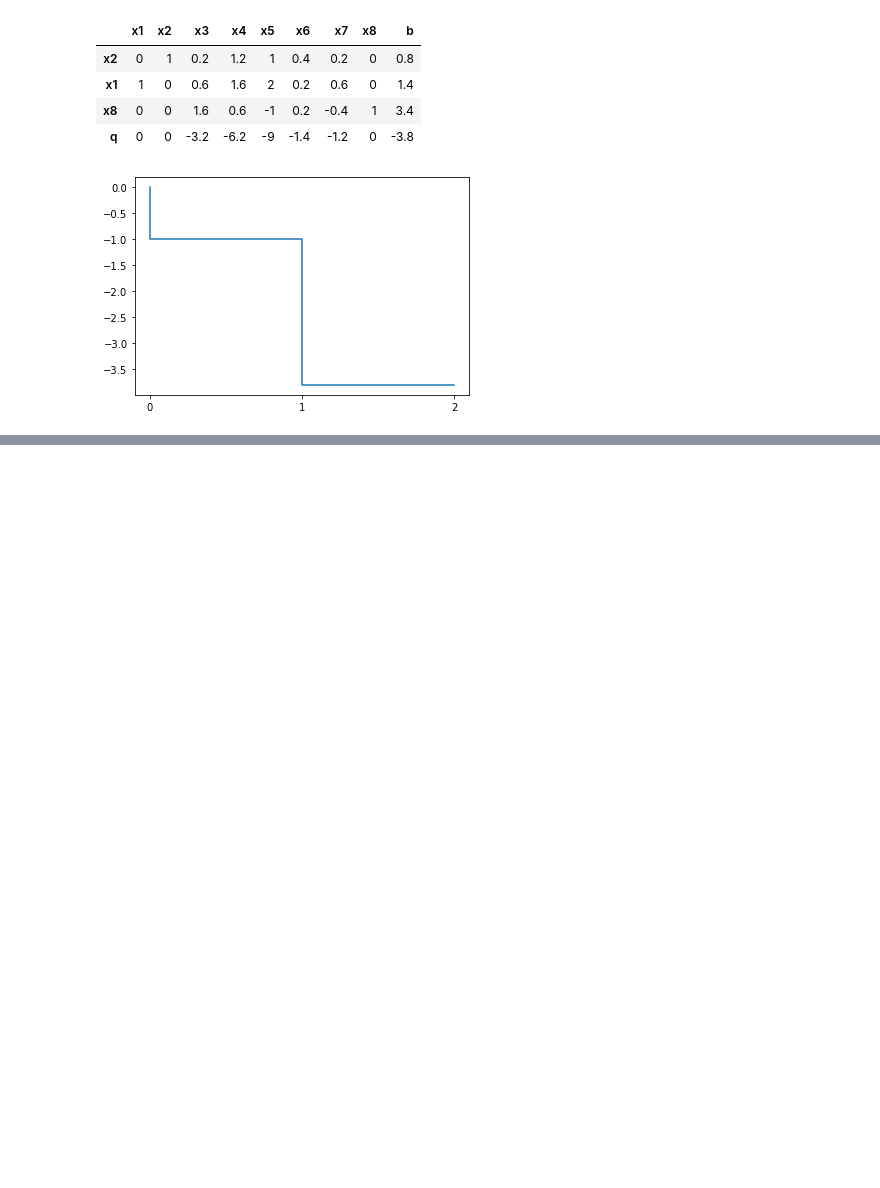
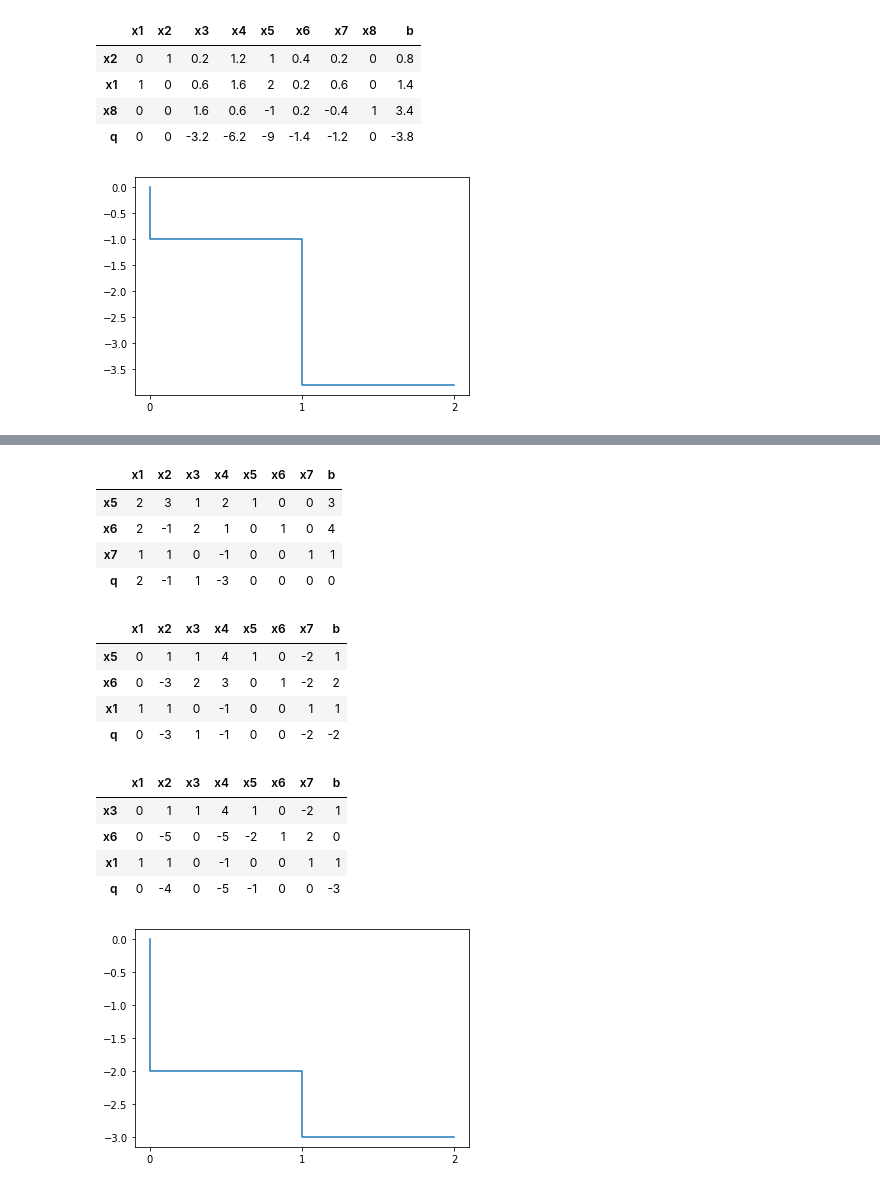
Before and after one commit to DrozdikGleb/optimization-methods, a Jupyter notebook: HW2.ipynb, the cells around one changed output, grey strips where cells are left out. Saved outputs shown, nothing was run; the diff lists cells and outputs as text; code cells hidden in the pictures; blank space fills up the shorter version.

```diff
--- a/HW2.ipynb
+++ b/HW2.ipynb
@@ -238,0 +292,28 @@ NameError: name 'np' is not defined
+# %%
+n, m = 3, 4
+A = np.array([[2, 3, 1, 2],
+              [2, -1, 2, 1],
+              [1, 1, 0, -1]
+             ],
+             dtype = 'float'
+            )
+b = [3, 4, 1]
+c = [-2, 1, -1, 3]
+main_simplex(n, m, A, b, c)
+# %% [output]
+|  | x1 | x2 | x3 | x4 | x5 | x6 | x7 | b |
+| x5 | 2 | 3 | 1 | 2 | 1 | 0 | 0 | 3 |
+| x6 | 2 | -1 | 2 | 1 | 0 | 1 | 0 | 4 |
+| x7 | 1 | 1 | 0 | -1 | 0 | 0 | 1 | 1 |
+| q | 2 | -1 | 1 | -3 | 0 | 0 | 0 | 0 |
+|  | x1 | x2 | x3 | x4 | x5 | x6 | x7 | b |
+| x5 | 0 | 1 | 1 | 4 | 1 | 0 | -2 | 1 |
+| x6 | 0 | -3 | 2 | 3 | 0 | 1 | -2 | 2 |
+| x1 | 1 | 1 | 0 | -1 | 0 | 0 | 1 | 1 |
+| q | 0 | -3 | 1 | -1 | 0 | 0 | -2 | -2 |
+|  | x1 | x2 | x3 | x4 | x5 | x6 | x7 | b |
+| x3 | 0 | 1 | 1 | 4 | 1 | 0 | -2 | 1 |
+| x6 | 0 | -5 | 0 | -5 | -2 | 1 | 2 | 0 |
+| x1 | 1 | 1 | 0 | -1 | 0 | 0 | 1 | 1 |
+| q | 0 | -4 | 0 | -5 | -1 | 0 | 0 | -3 |
+[figure, added]
```
Also changed, not shown: parts of 4 cells of this notebook.
